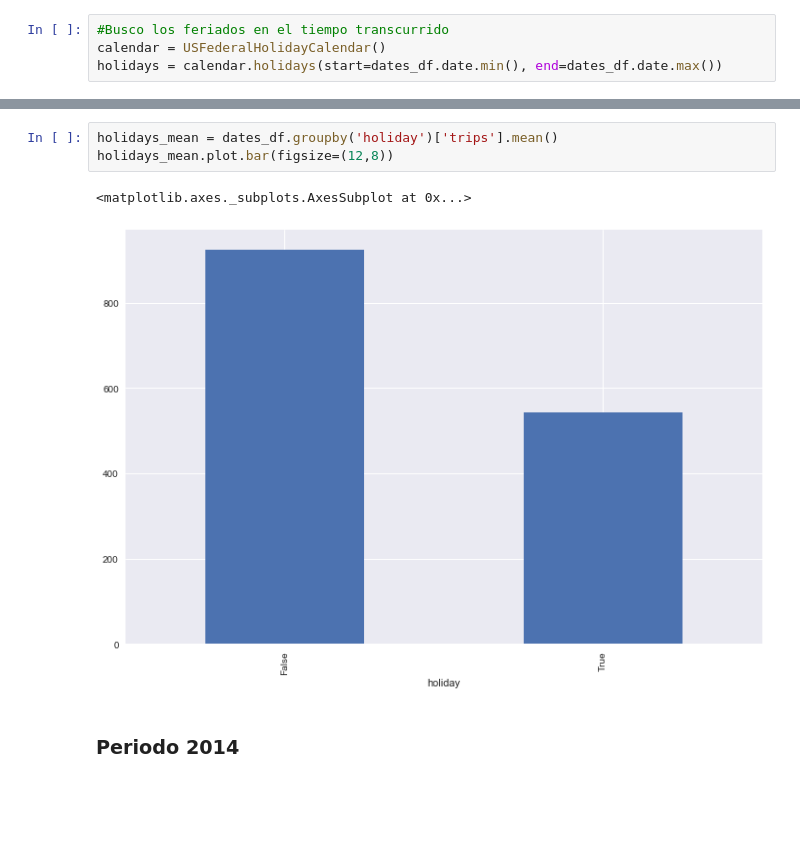
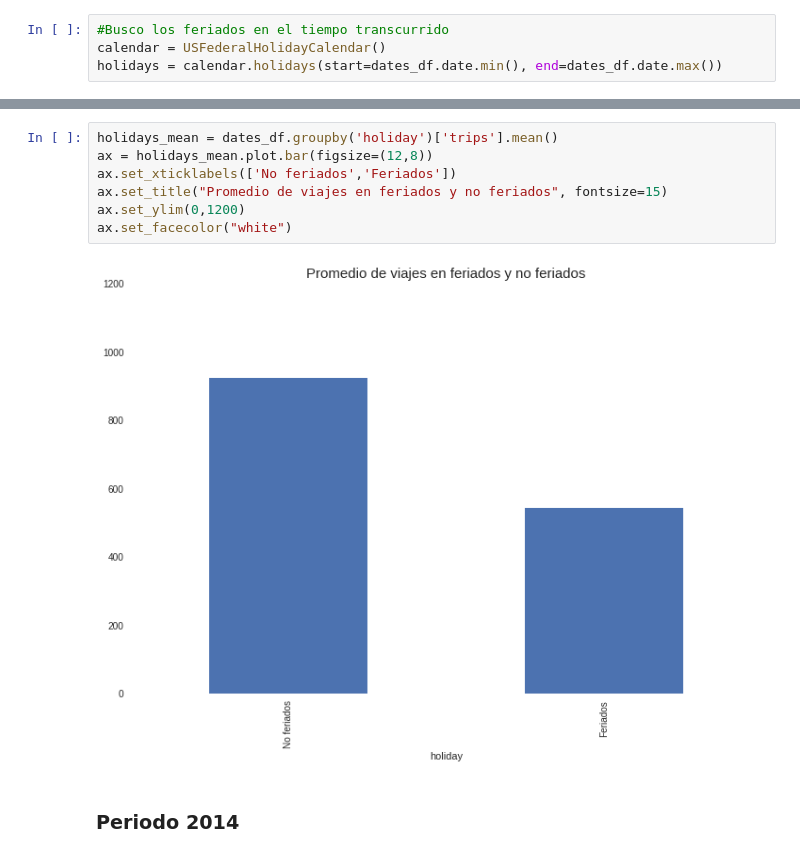
Before and after one commit to hernantain/Analisis-San-Francisco, a Jupyter notebook: analisis.ipynb, the cells around one changed output, grey strips where cells are left out. Saved outputs shown, nothing was run; the diff lists cells and outputs as text; blank space fills up the shorter version.

```diff
--- a/analisis.ipynb
+++ b/analisis.ipynb
@@ -638,9 +592,12 @@ dates_df
 # %%
 holidays_mean = dates_df.groupby('holiday')['trips'].mean()
-holidays_mean.plot.bar(figsize=(12,8))
+ax = holidays_mean.plot.bar(figsize=(12,8))
+ax.set_xticklabels(['No feriados','Feriados'])
+ax.set_title("Promedio de viajes en feriados y no feriados", fontsize=15)
+ax.set_ylim(0,1200)
+ax.set_facecolor("white")
 # %% [output]
-<matplotlib.axes._subplots.AxesSubplot at 0x...>
-[figure, old version]
+[figure, new version]
 # %% [markdown]
 ### Periodo 2014
 # %%
```
Also changed, not shown: parts of 37 cells of this notebook.
